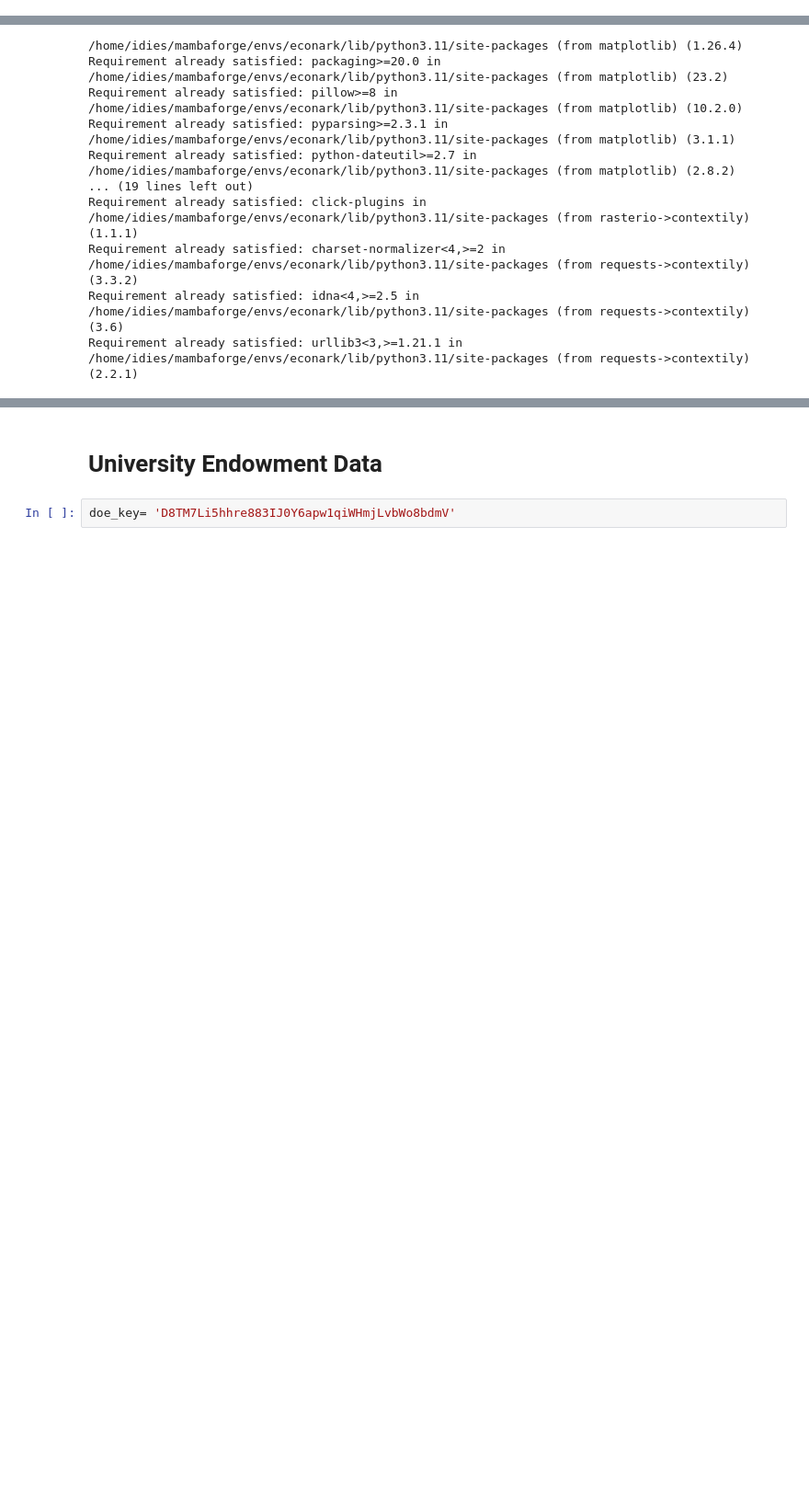
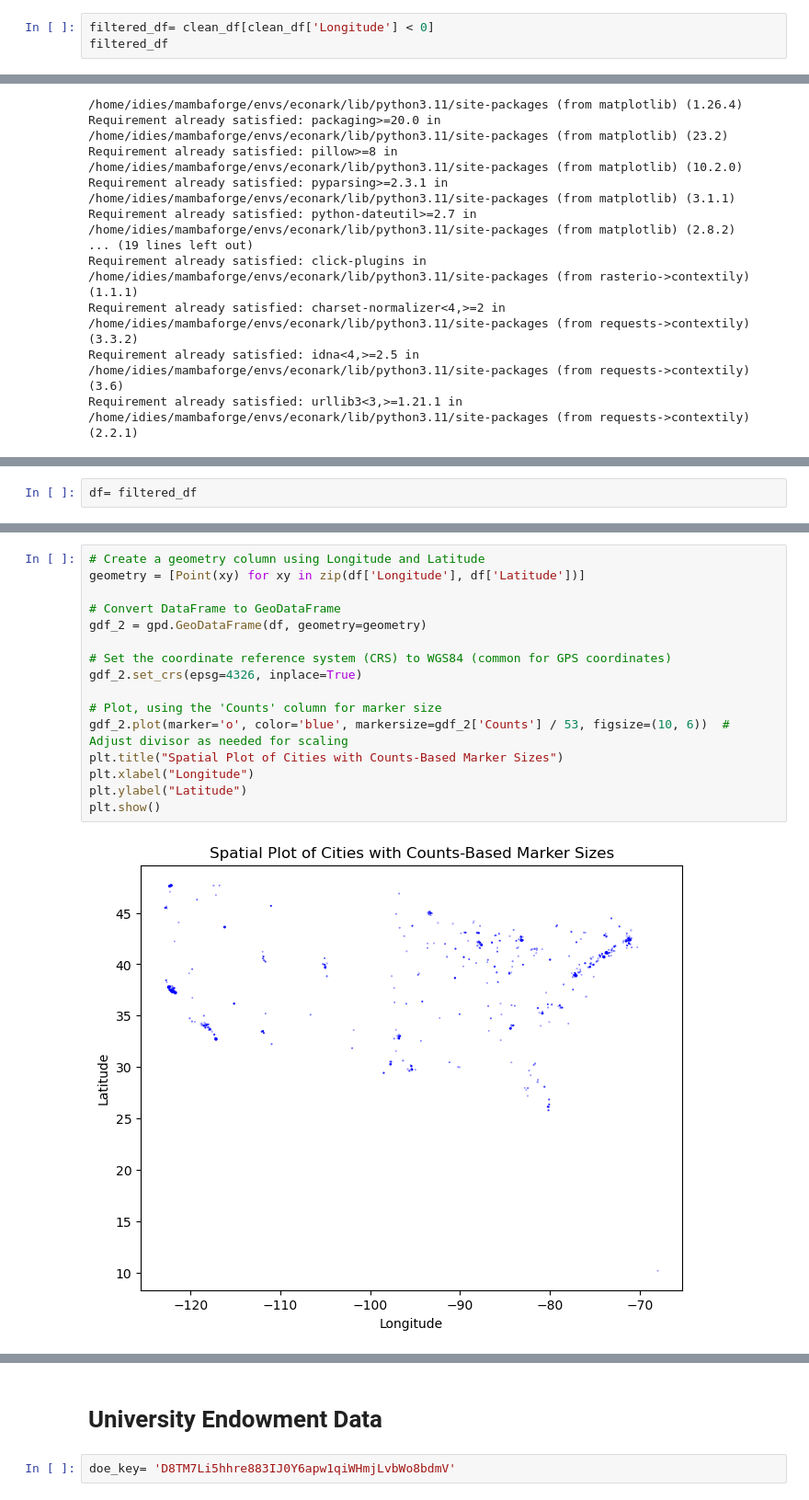
Before and after one commit to mayaniyogi/as.180.369, a Jupyter notebook: contrib/mayaniyogi/Working_notebook.ipynb, the cells around one changed output, grey strips where cells are left out. Shown at 92% size. Drawn from its saved outputs; the diff is of its cells as text; blank space fills up the shorter version.

```diff
--- a/contrib/mayaniyogi/Working_notebook.ipynb
+++ b/contrib/mayaniyogi/Working_notebook.ipynb
@@ -622,3 +623,6 @@ clean_df
 | 415 | Elder Mountain | TN | 2 | 38.882334 | -77.171091 |
 | 416 | Falls Church | VA | 2 | 37.902073 | -122.061870 |
 417 rows × 5 columns
+# %%
+filtered_df= clean_df[clean_df['Longitude'] < 0]
+filtered_df
@@ -681,0 +696,2 @@ print(cc_df)
+# %%
+df= filtered_df
@@ -681,0 +732,18 @@ print(cc_df)
+# %%
+# Create a geometry column using Longitude and Latitude
+geometry = [Point(xy) for xy in zip(df['Longitude'], df['Latitude'])]
+
+# Convert DataFrame to GeoDataFrame
+gdf_2 = gpd.GeoDataFrame(df, geometry=geometry)
+
+# Set the coordinate reference system (CRS) to WGS84 (common for GPS coordinates)
+gdf_2.set_crs(epsg=4326, inplace=True)
+
+# Plot, using the 'Counts' column for marker size
+gdf_2.plot(marker='o', color='blue', markersize=gdf_2['Counts'] / 53, figsize=(10, 6))  # Adjust divisor as needed for scaling
+plt.title("Spatial Plot of Cities with Counts-Based Marker Sizes")
+plt.xlabel("Longitude")
+plt.ylabel("Latitude")
+plt.show()
+# %% [output]
+[figure, added]
```
Also changed, not shown: parts of 13 cells of this notebook.
